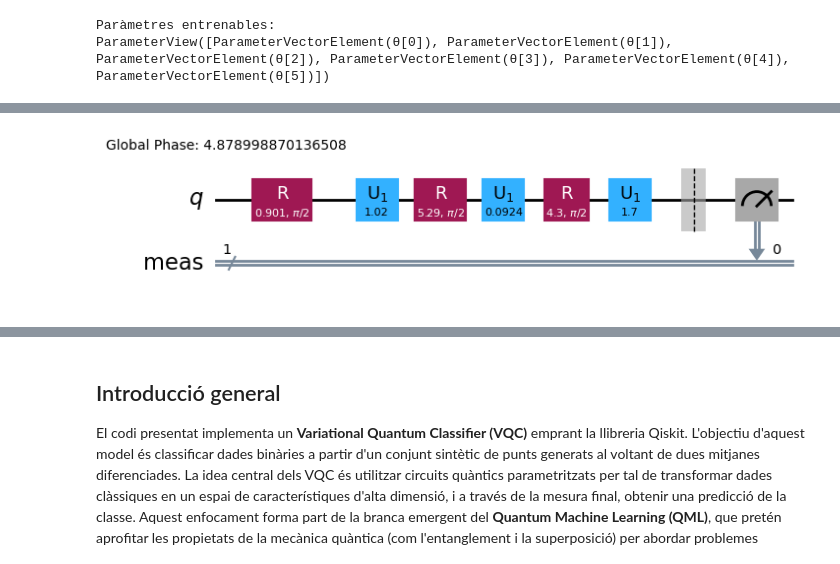
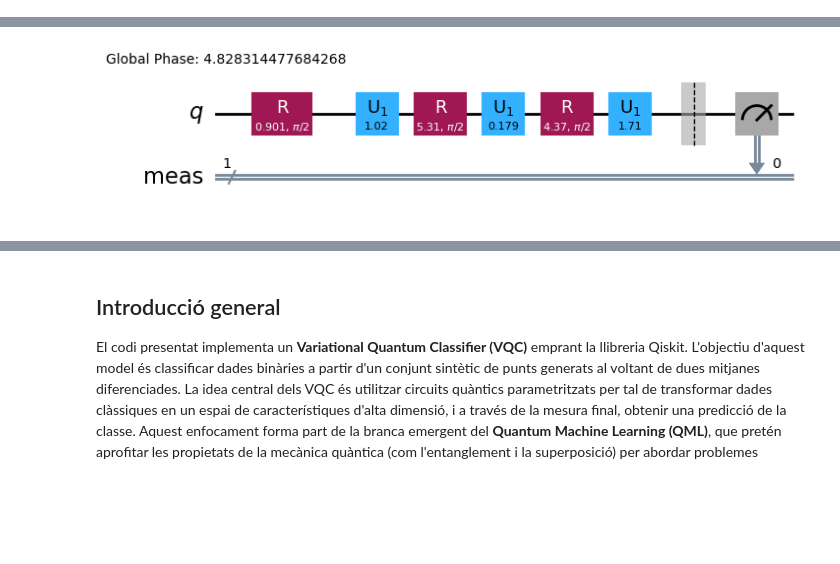
Before and after one commit to MinusOdin/qml_tfg, a Jupyter notebook: vqc.ipynb, the cells around one changed output, grey strips where cells are left out. Cells and saved outputs as stored; diff of their text form; code cells hidden in the pictures; blank space fills up the shorter version.

```diff
--- a/vqc.ipynb
+++ b/vqc.ipynb
@@ -13,9 +1,3 @@ ansatz.decompose().draw('mpl')
-# %%
-print("Paràmetres entrenables:")
-print(ansatz.parameters)
-# %% [output]
-Paràmetres entrenables:
-ParameterView([ParameterVectorElement(θ[0]), ParameterVectorElement(θ[1]), ParameterVectorElement(θ[2]), ParameterVectorElement(θ[3]), ParameterVectorElement(θ[4]), ParameterVectorElement(θ[5])])
 # %%
 import numpy as np
 from qiskit import QuantumCircuit
@@ -115,48 +97,46 @@ delta = 0.01  # pas per calcular el gradient numèric
 aer_sim = AerSimulator()
 pm = generate_preset_pass_manager(backend=aer_sim, optimization_level=1)
 
-# Sessió amb el SamplerV2 per executar els circuits
-with Session(backend=aer_sim) as session:
-    sampler = Sampler(mode=session)
-    print("Iniciant l'entrenament...")
+sampler = Sampler(mode=aer_sim)
+print("Iniciant l'entrenament...")
 
-    # Entrenem durant un nombre determinat d'èpoques
-    for epoch in range(epochs):
-        grads = np.zeros_like(params)
+# Entrenem durant un nombre determinat d'èpoques
+for epoch in range(epochs):
+    grads = np.zeros_like(params)
 
-        # Calculem el gradient numèric per a cada paràmetre
-        for i in range(len(params)):
-            plus_params = np.copy(params)
-            minus_params = np.copy(params)
-            plus_params[i] += delta
-            minus_params[i] -= delta
+    # Calculem el gradient numèric per a cada paràmetre
+    for i in range(len(params)):
+        plus_params = np.copy(params)
+        minus_params = np.copy(params)
+        plus_params[i] += delta
+        minus_params[i] -= delta
 
-            grads[i] = (
-                cost(plus_params, X_train, y_train, sampler)
-                - cost(minus_params, X_train, y_train, sampler)
-            ) / (2 * delta)
+        grads[i] = (
+            cost(plus_params, X_train, y_train, sampler)
+            - cost(minus_params, X_train, y_train, sampler)
+        ) / (2 * delta)
 
-        # Actualitzem els paràmetres (gradient descent)
-        params -= alpha * grads
+    # Actualitzem els paràmetres (gradient descent)
+    params -= alpha * grads
 
-        # Calculem el cost actual per fer seguiment
-        curr_cost = cost(params, X_train, y_train, sampler)
-        print(f"Època {epoch + 1}, Cost: {curr_cost:.4f}")
+    # Calculem el cost actual per fer seguiment
+    curr_cost = cost(params, X_train, y_train, sampler)
+    print(f"Època {epoch + 1}, Cost: {curr_cost:.4f}")
 
-    # ---------------------------
-    # Test després de l'entrenament
-    # ---------------------------
+# ---------------------------
+# Test després de l'entrenament
+# ---------------------------
 
-    print("\nPrediccions finals:")
-    for xi in X_train:
-        qc = construct_circuit(xi, params)
-        result = sampler.run([qc]).result()
-        bit_array = result[0].data.meas
-        counts = bit_array.get_counts()
+print("\nPrediccions finals:")
+for xi in X_train:
+    qc = construct_circuit(xi, params)
+    result = sampler.run([qc]).result()
+    bit_array = result[0].data.meas
+    counts = bit_array.get_counts()
 
-        prob_1 = counts.get('1', 0) / sum(counts.values())
-        predicted_class = int(prob_1 > 0.5)
-        print(f"Input: {xi}, Classe predita: {predicted_class}, Probabilitat: {prob_1:.2f}")
+    prob_1 = counts.get('1', 0) / sum(counts.values())
+    predicted_class = int(prob_1 > 0.5)
+    print(f"Input: {xi}, Classe predita: {predicted_class}, Probabilitat: {prob_1:.2f}")
 
 # ---------------------------
 # Visualització del circuit
@@ -184,2 +164,2 @@ Input: [0.72462976 0.81695166], Classe predita: 1, Probabilitat: 0.84
 Input: [0.90147844 1.01776104], Classe predita: 1, Probabilitat: 0.78
-[figure, old version]
+[figure, new version]
```
Also changed, not shown: parts of 18 cells of this notebook, 3 other files.
